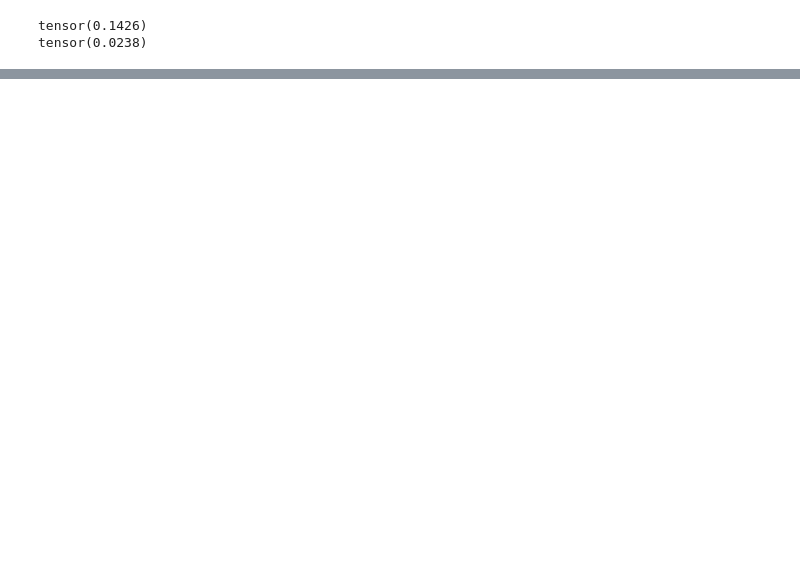
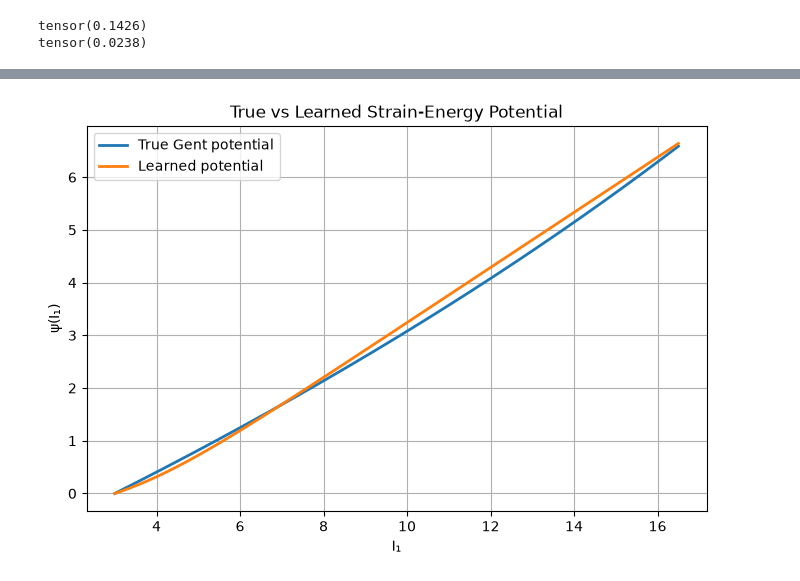
Before and after one commit to soham-jadiye/hyperelastic_constitutive_learning, a Jupyter notebook: 01_gents_uniaxial_potential/01.1_extreme_sparsification.ipynb, the cells around one changed output, grey strips where cells are left out. Drawn from its saved outputs; the diff is of its cells as text; code cells hidden in the pictures; blank space fills up the shorter version.

```diff
--- a/01_gents_uniaxial_potential/01.1_extreme_sparsification.ipynb
+++ b/01_gents_uniaxial_potential/01.1_extreme_sparsification.ipynb
@@ -479,0 +911,46 @@ plt.show()
+# %%
+lamda_plot = torch.linspace(1.0, 4.0, 500)
+
+I1_plot = (
+    lamda_plot**2
+    + 2/lamda_plot
+).reshape(-1, 1)
+
+psi_true = gent_energy_function(
+    I1_plot,
+    mu,
+    jm
+)
+
+psi_pred = predict_energy(
+    model_part2,
+    I1_plot,
+    num_gate_samples=50
+)
+# %%
+plt.figure(figsize=(8, 5))
+
+plt.plot(
+    I1_plot,
+    psi_true,
+    label="True Gent potential",
+    linewidth=2
+)
+
+plt.plot(
+    I1_plot,
+    psi_pred,
+    label="Learned potential",
+    linewidth=2
+)
+
+plt.xlabel("I₁")
+plt.ylabel("ψ(I₁)")
+plt.title("True vs Learned Strain-Energy Potential")
+
+plt.legend()
+plt.grid()
+
+plt.show()
+# %% [output]
+[figure, added]
```
Also changed, not shown: parts of 22 cells of this notebook, 3 other files.
